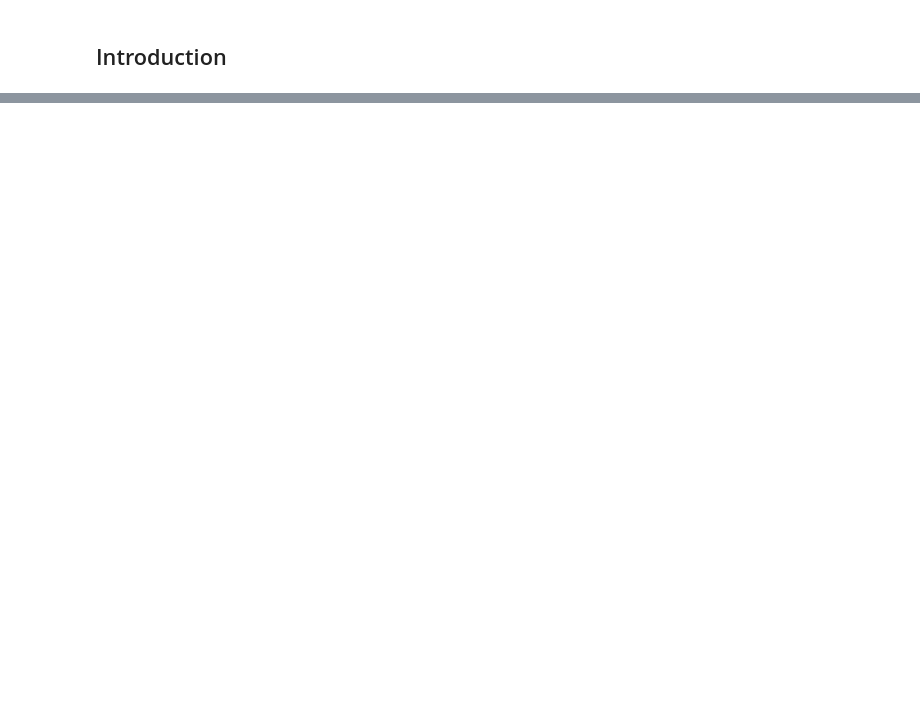
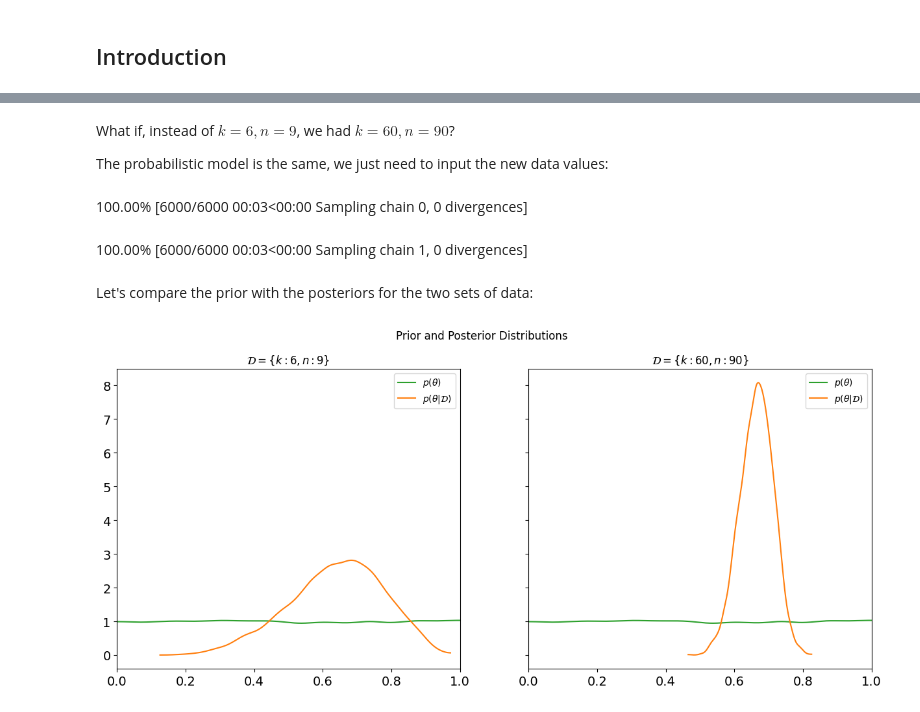
Before and after one commit to jpneto/topicsInPython, a Jupyter notebook: notebooks/ProbabilisticProgramming.ipynb, the cells around one changed output, grey strips where cells are left out. Cells and saved outputs as stored; diff of their text form; code cells hidden in the pictures; blank space fills up the shorter version.

```diff
--- a/notebooks/ProbabilisticProgramming.ipynb
+++ b/notebooks/ProbabilisticProgramming.ipynb
@@ -189,0 +302,7 @@ To continue reading about this subject using Python check [An Introduction to Pr
+# %%
+def beta_binomial_model(k, n): # model factory
+  model = pm.Model()
+  with model:
+    theta = pm.Beta("theta", alpha=1, beta=1)      # unobserved variable
+    k = pm.Binomial("k", n=n, p=theta, observed=k) # observed variable (fix k's value)
+  return model
@@ -189,0 +311,5 @@ To continue reading about this subject using Python check [An Introduction to Pr
+# %%
+model = beta_binomial_model(k=6, n=9) # create a model based on some given data
+
+with model:
+  idata = pm.sample(draws=5000)    # fit model and draw n posterior samples
@@ -189,0 +329,3 @@ To continue reading about this subject using Python check [An Introduction to Pr
+# %%
+prior_theta     = pm.draw(model.theta, draws=20_000)             # draw from prior
+posterior_theta = np.array(idata.posterior['theta']).reshape(-1) # get all chains
@@ -189,0 +341,30 @@ To continue reading about this subject using Python check [An Introduction to Pr
+# %% [markdown]
+What if, instead of $k=6,n=9$, we had $k=60,n=90$?
+
+The probabilistic model is the same, we just need to input the new data values:
+# %%
+model = beta_binomial_model(60, 90)
+
+with model:
+  idata2 = pm.sample(draws=5000)   # draw n posterior samples
+# %% [output]
+100.00% [6000/6000 00:03<00:00 Sampling chain 0, 0 divergences]
+100.00% [6000/6000 00:03<00:00 Sampling chain 1, 0 divergences]
+# %% [markdown]
+Let's compare the prior with the posteriors for the two sets of data:
+# %%
+#@title
+fig, ax = plt.subplots(1, 2, figsize=(15,6), sharey=True)
+fig.suptitle("Prior and Posterior Distributions")
+
+ax[0].set_title(r"$\mathcal{D}=\{k:6,n:9\}$")
+ax[0].set_xlim(0, 1)
+az.plot_dist(prior_theta, color="C2", label=r"$p(\theta)$", ax=ax[0])
+az.plot_dist(idata.posterior['theta'], color="C1", label=r"$p(\theta|\mathcal{D})$", ax=ax[0])
+
+ax[1].set_title(r"$\mathcal{D}=\{k:60,n:90\}$")
+ax[1].set_xlim(0, 1)
+az.plot_dist(prior_theta, color="C2", label=r"$p(\theta)$", ax=ax[1])
+az.plot_dist(idata2.posterior['theta'], color="C1", label=r"$p(\theta|\mathcal{D})$", ax=ax[1]);
+# %% [output]
+[figure, added]
```
Also changed, not shown: parts of 155 cells of this notebook.
